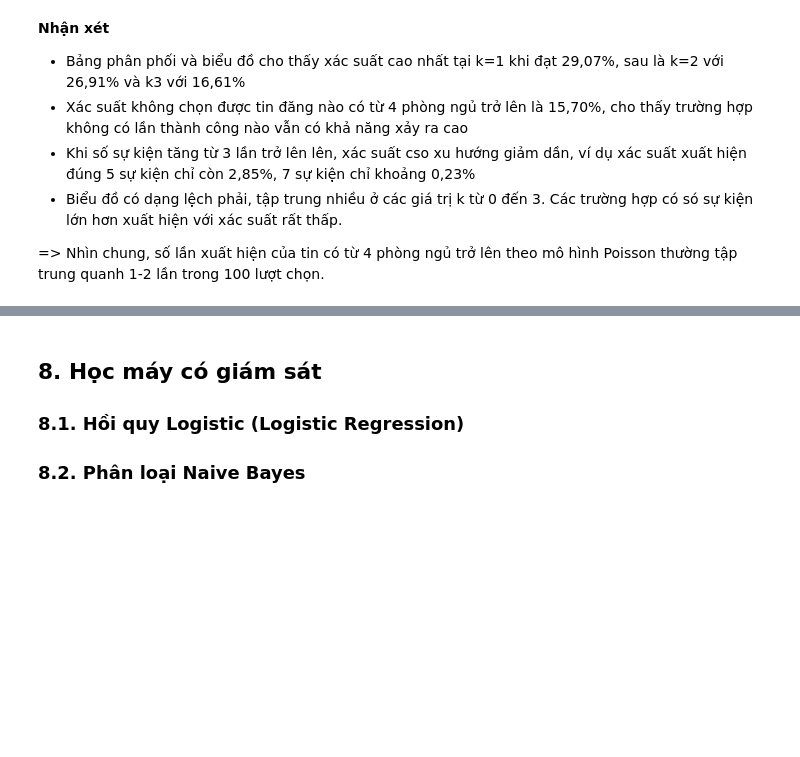
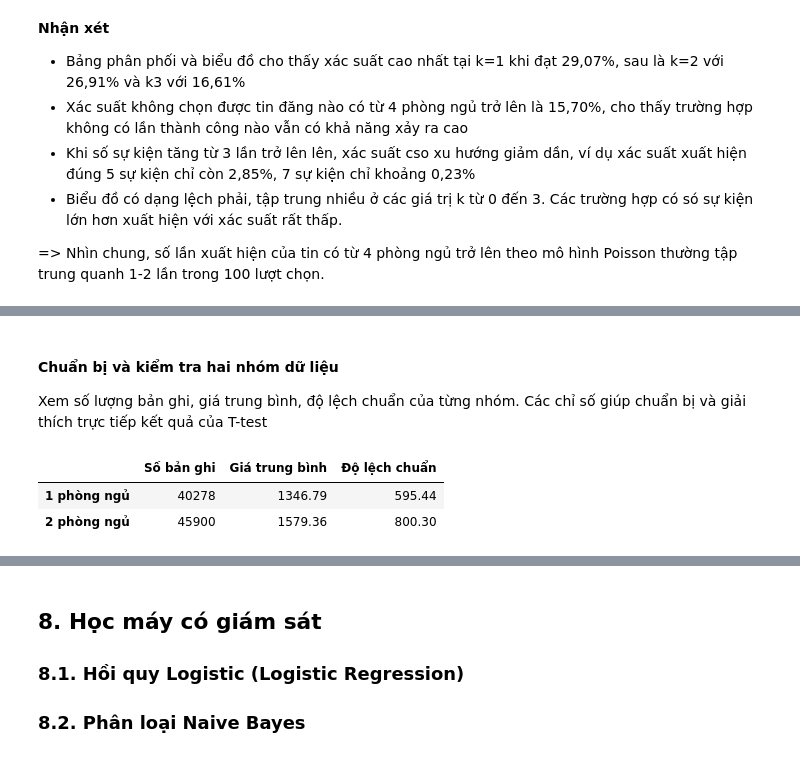
Before and after one commit to 1amBlake/apartment-rental-analysis-iuh, a Jupyter notebook: notebooks/apartment_retal_analysis.ipynb, the cells around one changed output, grey strips where cells are left out. Saved outputs shown, nothing was run; the diff lists cells and outputs as text; code cells hidden in the pictures; blank space fills up the shorter version.

```diff
--- a/notebooks/apartment_retal_analysis.ipynb
+++ b/notebooks/apartment_retal_analysis.ipynb
@@ -1214,0 +1224,23 @@ plt.show()
+# %% [markdown]
+#### Chuẩn bị và kiểm tra hai nhóm dữ liệu
+Xem số lượng bản ghi, giá trung bình, độ lệch chuẩn của từng nhóm. Các chỉ số giúp chuẩn bị và giải thích trực tiếp kết quả của T-test
+# %%
+price_1bed = df_clean.loc[
+    df_clean["bedrooms"] == 1, "price"
+].dropna()
+
+price_2bed = df_clean.loc[
+    df_clean["bedrooms"] == 2, "price"
+].dropna()
+
+df_ttest_groups = pd.DataFrame({
+    "Số bản ghi": [len(price_1bed), len(price_2bed)],
+    "Giá trung bình": [price_1bed.mean(), price_2bed.mean()],
+    "Độ lệch chuẩn": [price_1bed.std(), price_2bed.std()]
+}, index=["1 phòng ngủ", "2 phòng ngủ"])
+
+display(df_ttest_groups.round(2))
+# %% [output]
+|  | Số bản ghi | Giá trung bình | Độ lệch chuẩn |
+| 1 phòng ngủ | 40278 | 1346.79 | 595.44 |
+| 2 phòng ngủ | 45900 | 1579.36 | 800.30 |
```
Also changed, not shown: parts of 19 cells of this notebook.
